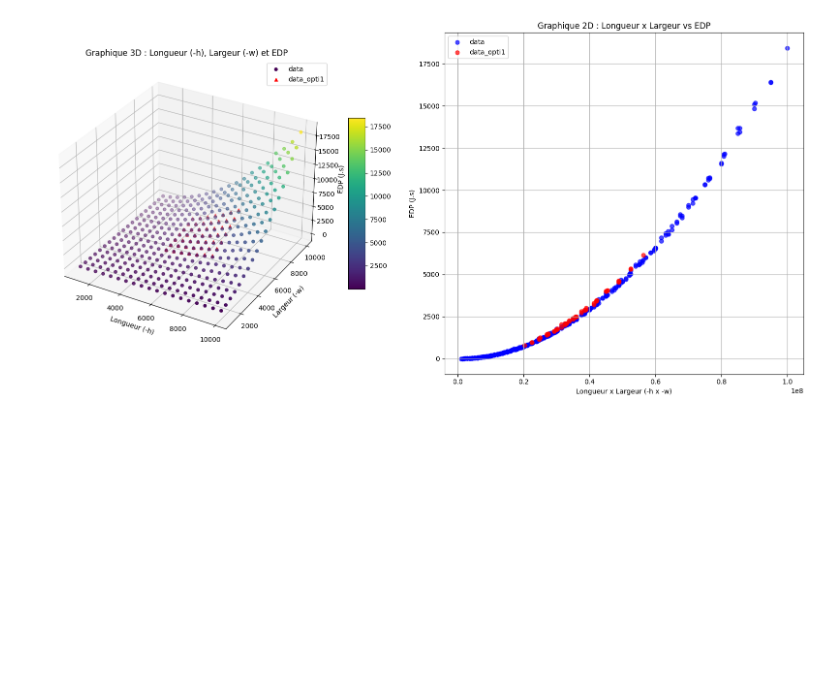
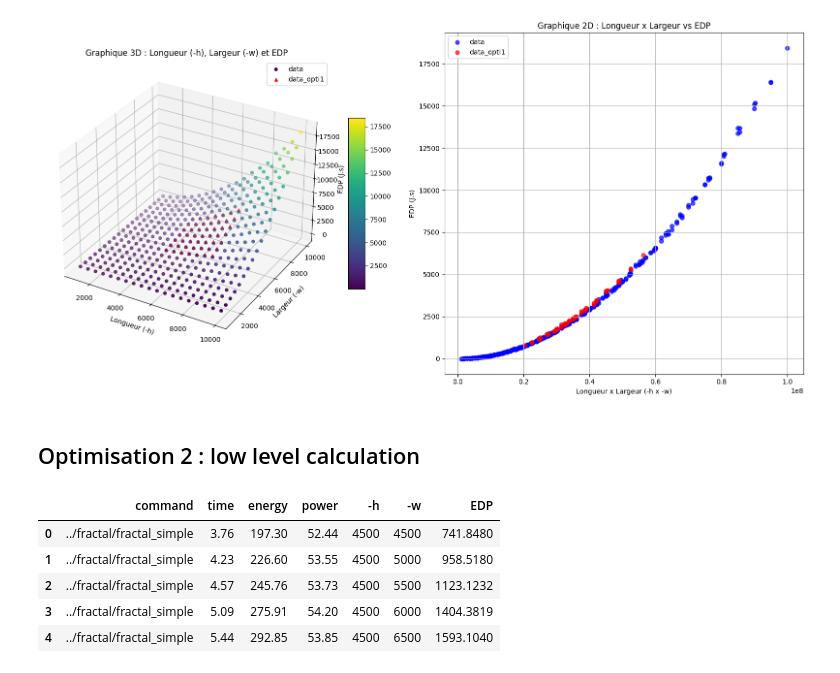
Before and after one commit to HDwayne/SE-ENER, a Jupyter notebook: result/analyse.ipynb, the cells around one changed output. Drawn from its saved outputs; the diff is of its cells as text; code cells hidden in the pictures; blank space fills up the shorter version.

```diff
--- a/result/analyse.ipynb
+++ b/result/analyse.ipynb
@@ -291,3 +314,15 @@ plt.tight_layout()
 plt.show()
 # %% [output]
 [figure]
+# %% [markdown]
+## Optimisation 2 : low level calculation
+# %%
+data_opti2['EDP'] = data_opti2['time'] * data_opti2['energy']
+data_opti2.head()
+# %% [output]
+|  | command | time | energy | power | -h | -w | EDP |
+| 0 | ../fractal/fractal_simple | 3.76 | 197.30 | 52.44 | 4500 | 4500 | 741.8480 |
+| 1 | ../fractal/fractal_simple | 4.23 | 226.60 | 53.55 | 4500 | 5000 | 958.5180 |
+| 2 | ../fractal/fractal_simple | 4.57 | 245.76 | 53.73 | 4500 | 5500 | 1123.1232 |
+| 3 | ../fractal/fractal_simple | 5.09 | 275.91 | 54.20 | 4500 | 6000 | 1404.3819 |
+| 4 | ../fractal/fractal_simple | 5.44 | 292.85 | 53.85 | 4500 | 6500 | 1593.1040 |
```
Also changed, not shown: parts of 5 cells of this notebook, 2 other files.
